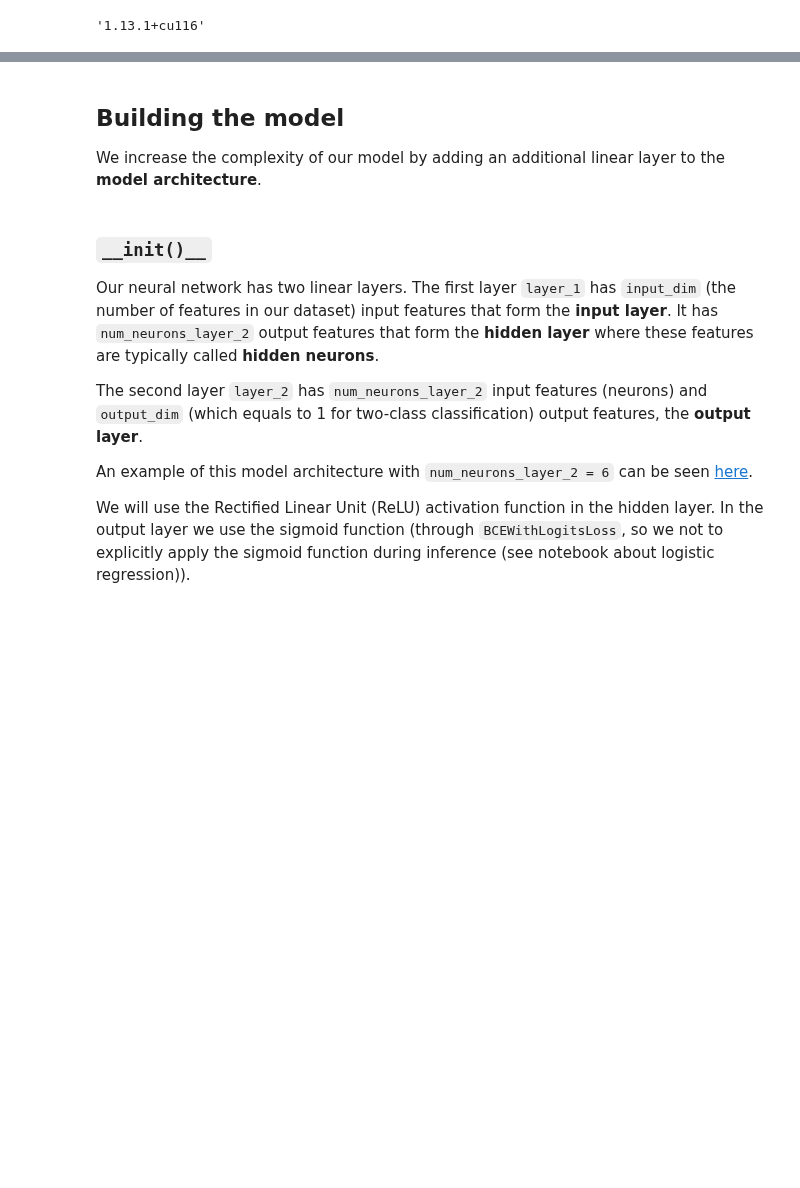
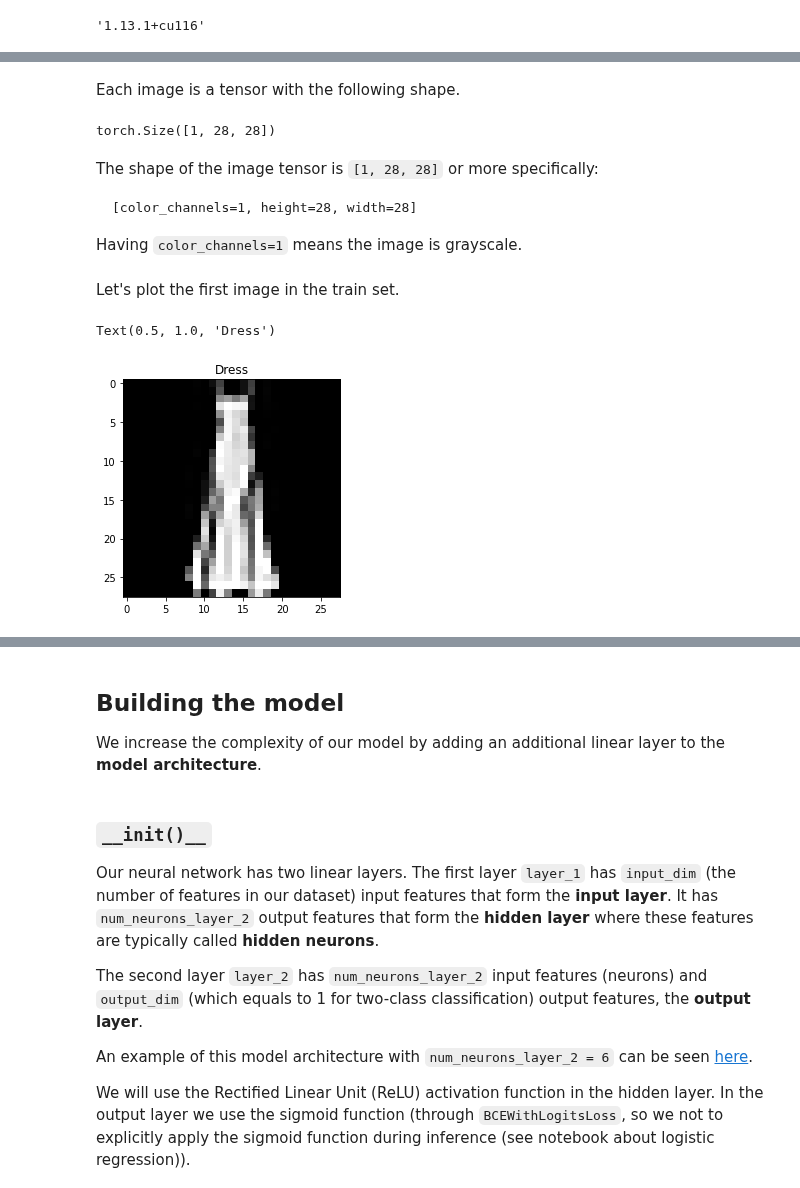
Before and after one commit to sdgroeve/D012554_Machine_Learning_2023, a Jupyter notebook: 03_image_classification_in_pytorch.ipynb, the cells around one changed output, grey strips where cells are left out. Saved outputs shown, nothing was run; the diff lists cells and outputs as text; code cells hidden in the pictures; blank space fills up the shorter version.

````diff
--- a/03_image_classification_in_pytorch.ipynb
+++ b/03_image_classification_in_pytorch.ipynb
@@ -65,0 +56,17 @@ First, we prepare the data for PyTorch.
+# %%
+# train set
+train_data = datasets.FashionMNIST(
+    root="data",
+    train=True, # get training data
+    download=True,
+    transform=ToTensor(), # images come as PIL format, we want to turn them into Torch tensors
+    target_transform=None
+)
+
+# test set
+test_data = datasets.FashionMNIST(
+    root="data",
+    train=False, # get test data
+    download=True,
+    transform=ToTensor()
+)
@@ -65,0 +81,3 @@ First, we prepare the data for PyTorch.
+# %%
+class_names = train_data.classes
+class_names
@@ -65,0 +97,2 @@ First, we prepare the data for PyTorch.
+# %%
+train_data, validation_data = torch.utils.data.random_split(train_data, [50000, 10000])
@@ -65,0 +122,26 @@ First, we prepare the data for PyTorch.
+# %% [markdown]
+Each image is a tensor with the following shape.
+# %%
+image.shape
+# %% [output]
+torch.Size([1, 28, 28])
+# %% [markdown]
+The shape of the image tensor is `[1, 28, 28]` or more specifically:
+
+```
+[color_channels=1, height=28, width=28]
+```
+
+Having `color_channels=1` means the image is grayscale.
+# %% [markdown]
+Let's plot the first image in the train set.
+# %%
+import matplotlib.pyplot as plt
+
+image, label = train_data[0]
+
+plt.imshow(image.squeeze(), cmap="gray")
+plt.title(class_names[label])
+# %% [output]
+Text(0.5, 1.0, 'Dress')
+[figure, added]
````
Also changed, not shown: parts of 20 cells of this notebook.
